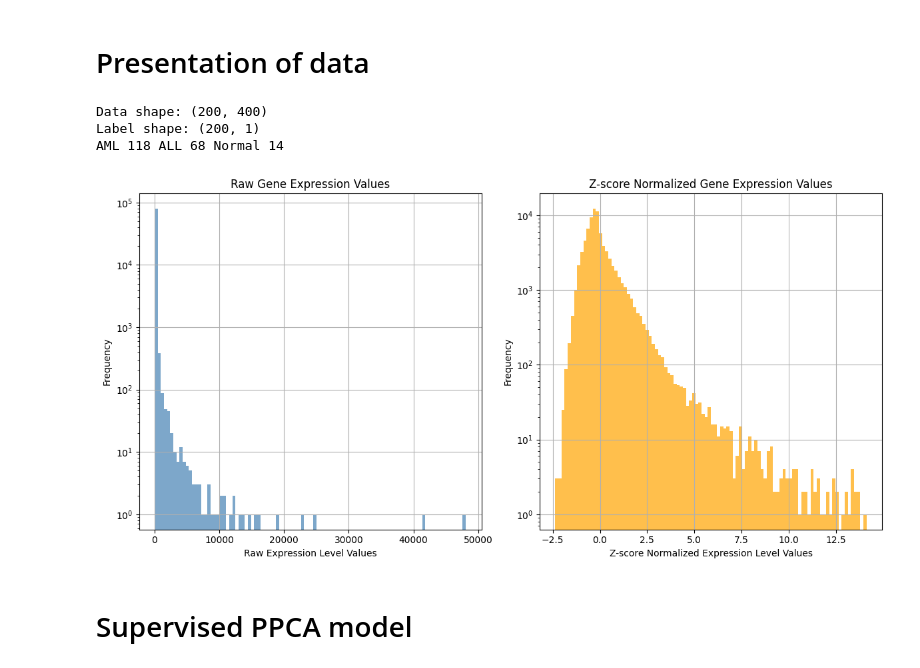
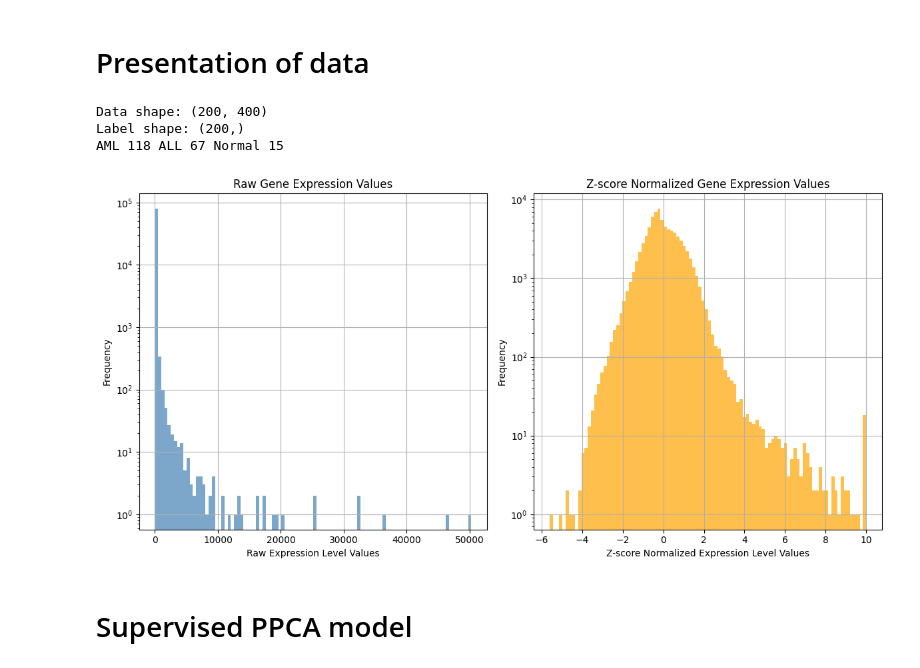
Before and after one commit to Richlogger/42186-Model-Based-ML-Project, a Jupyter notebook: model4.ipynb, the cells around one changed output. Drawn from its saved outputs; the diff is of its cells as text; code cells hidden in the pictures.

```diff
--- a/model4.ipynb
+++ b/model4.ipynb
@@ -40,48 +109,48 @@ def normalize_data(data):
     X_train_mean = data.mean(axis=0)
     X_train_std = data.std(axis=0) + 1e-6  # avoid div-by-zero
     X_norm = (data - X_train_mean) / X_train_std
-    X_clipped = np.clip(X_norm, -15, 15)
+    X_clipped = np.clip(X_norm, -10, 10)
     return X_clipped, X_train_mean, X_train_std
 
-
-X_norm, X_train_mean, X_train_std = normalize_data(test_data)
+X_log = np.log1p(X_train)
+X_norm, X_train_mean, X_train_std = normalize_data(X_log)
 # %%
 def present_data(data, label, norm_data):
     print("Data shape:", data.shape)
     print("Label shape:", label.shape)
     print(f"AML", np.sum(label == 0), "ALL", np.sum(label == 1), "Normal", np.sum(label == 2))
 
     # Flatten the matrix (5000 subjects × 60,000 genes) into a 1D array
     raw_flat_gene_expr = data.flatten()
     norm_flat_gene_expr = norm_data.flatten()
 
     # Plot distributions in two subplots
     plt.figure(figsize=(12, 6))
     plt.subplot(1, 2, 1)
     plt.hist(raw_flat_gene_expr, bins=100, color='steelblue', alpha=0.7)
     plt.title("Raw Gene Expression Values")
     plt.xlabel("Raw Expression Level Values")
     plt.ylabel("Frequency")
     plt.grid()
     plt.yscale('log')  # Optional: log scale helps if values span wide range
     plt.subplot(1, 2, 2)
     plt.hist(norm_flat_gene_expr, bins=100, color='orange', alpha=0.7)
     plt.title("Z-score Normalized Gene Expression Values")
     plt.xlabel("Z-score Normalized Expression Level Values")
     plt.ylabel("Frequency")
     plt.grid()
     plt.yscale('log')  # Optional: log scale helps if values span wide range
     plt.tight_layout()
     plt.show()
 
 
 
-present_data(val_data, val_label, X_norm)
+present_data(X_train, y_train, X_norm)
 # %% [output]
 Data shape: (200, 400)
-Label shape: (200, 1)
-AML 118 ALL 68 Normal 14
+Label shape: (200,)
+AML 118 ALL 67 Normal 15
-[figure, old version]
+[figure, new version]
 # %% [markdown]
 # Supervised PPCA model
 # %%
```
Also changed, not shown: parts of 14 cells of this notebook.
